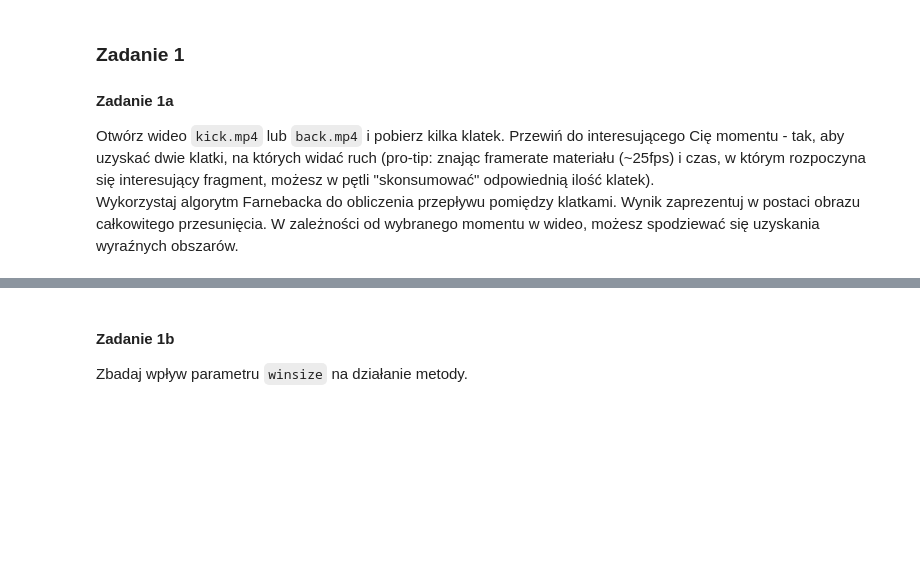
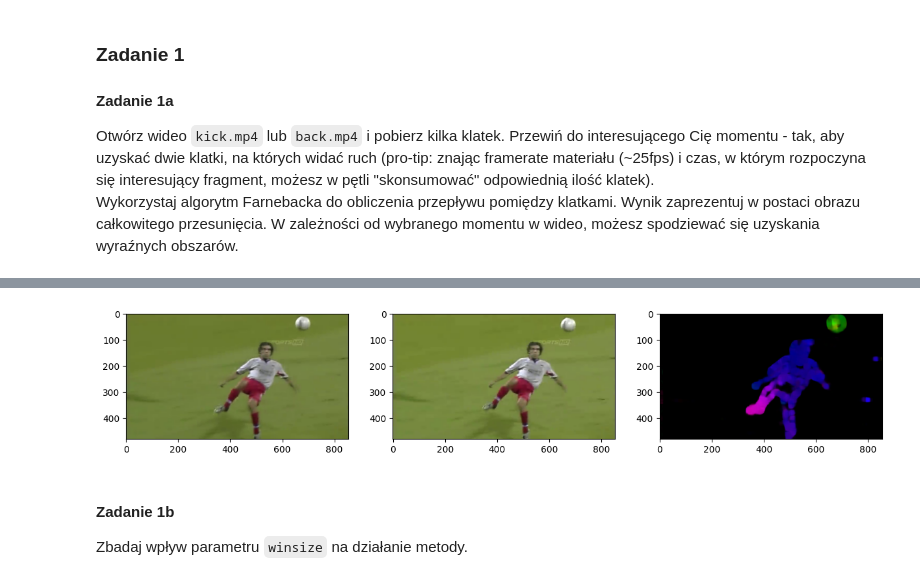
Before and after one commit to piotrdurniat/image-and-video-analysis-and-processing, a Jupyter notebook: lab8/Lab8.1_zadanie.ipynb, the cells around one changed output, grey strips where cells are left out. Saved outputs shown, nothing was run; the diff lists cells and outputs as text; code cells hidden in the pictures; blank space fills up the shorter version.

```diff
--- a/lab8/Lab8.1_zadanie.ipynb
+++ b/lab8/Lab8.1_zadanie.ipynb
@@ -55,3 +76,40 @@ Wykorzystaj algorytm Farnebacka do obliczenia przepływu pomiędzy klatkami. Wyn
+# %%
+def get_optical_flow(
+    frame_old, frame, pyr_scale, levels, winsize, iterations, poly_n, poly_sigma, flags
+):
+    hsv = np.zeros_like(frame_old)
+    hsv[..., 1] = 255
+    frame_old_gray = cv2.cvtColor(frame_old, cv2.COLOR_BGR2GRAY)
+    frame_gray = cv2.cvtColor(frame, cv2.COLOR_BGR2GRAY)
+    flow = cv2.calcOpticalFlowFarneback(
+        frame_old_gray,
+        frame_gray,
+        None,
+        pyr_scale,
+        levels,
+        winsize,
+        iterations,
+        poly_n,
+        poly_sigma,
+        flags,
+    )
+    mag, ang = cv2.cartToPolar(flow[..., 0], flow[..., 1])
+    hsv[..., 0] = ang * 180 / np.pi / 2
+    hsv[..., 2] = cv2.normalize(mag, None, 0, 255, cv2.NORM_MINMAX)
+    bgr = cv2.cvtColor(hsv, cv2.COLOR_HSV2BGR)
+    return bgr
+# %%
+optical_flow = get_optical_flow(frame1, frame2, 0.5, 3, 15, 3, 5, 1.2, 0)
+
+fig, axes = plt.subplots(1, 3, figsize=(15, 5))
+
+axes[0].imshow(cv2.cvtColor(frame1, cv2.COLOR_BGR2RGB))
+axes[1].imshow(cv2.cvtColor(frame2, cv2.COLOR_BGR2RGB))
+axes[2].imshow(optical_flow)
+
+plt.show()
+# %% [output]
+[figure, added]
 # %% [markdown]
 #### Zadanie 1b
 
```
Also changed, not shown: parts of 2 cells of this notebook.
